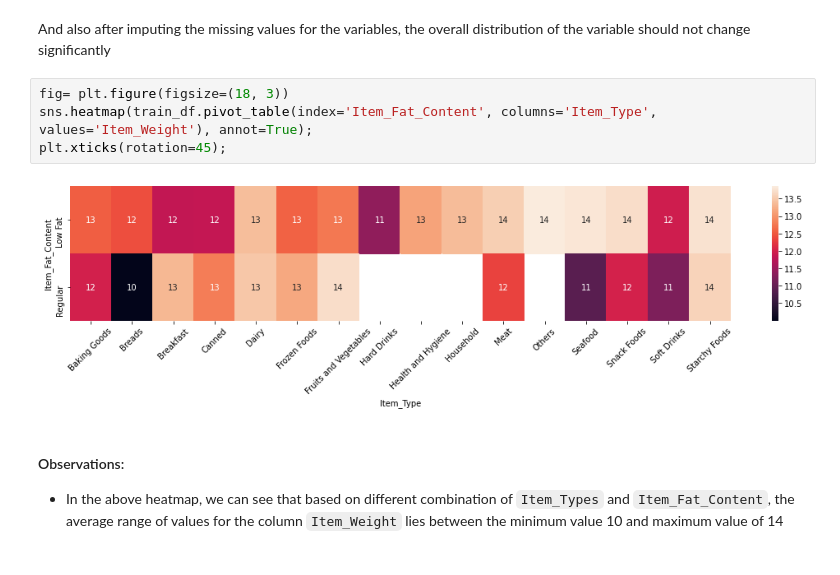
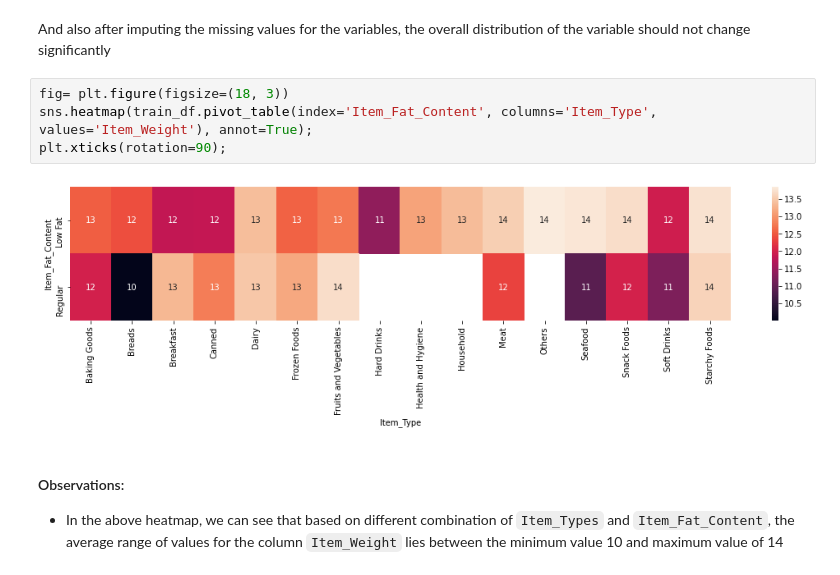
Before and after one commit to hmamoun/Python, a Jupyter notebook: Machine Learning Case Study/Case_Study_BigMart_Sales_Prediction.ipynb, the cells around one changed output. Drawn from its saved outputs; the diff is of its cells as text.

```diff
--- a/Machine Learning Case Study/Case_Study_BigMart_Sales_Prediction.ipynb
+++ b/Machine Learning Case Study/Case_Study_BigMart_Sales_Prediction.ipynb
@@ -260,9 +260,9 @@ And also after imputing the missing values for the variables, the overall distri
 # %%
 fig= plt.figure(figsize=(18, 3))
 sns.heatmap(train_df.pivot_table(index='Item_Fat_Content', columns='Item_Type', values='Item_Weight'), annot=True);
-plt.xticks(rotation=45);
+plt.xticks(rotation=90);
 # %% [output]
-[figure, old version]
+[figure, new version]
 # %% [markdown]
 #### Observations:
 
```
Also changed, not shown: parts of 6 cells of this notebook, 1 other file.
